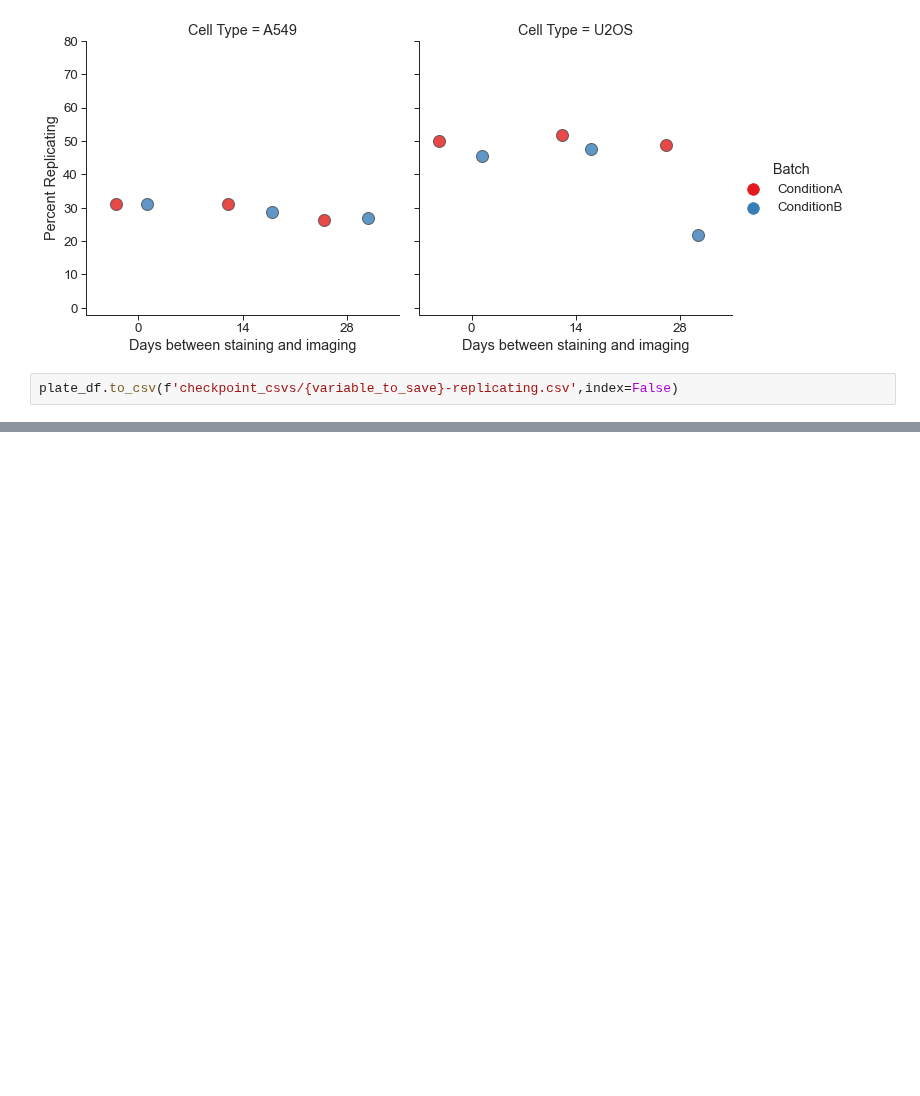
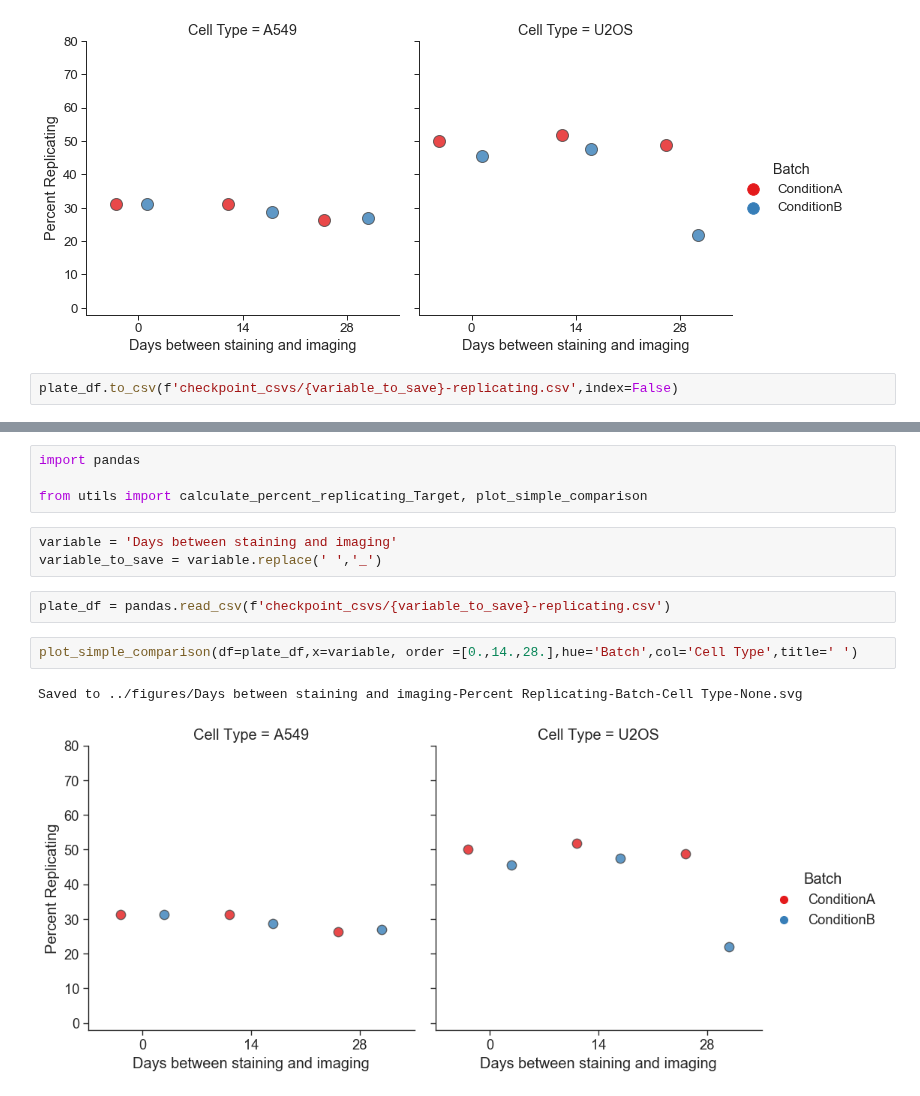
Before and after one commit to carpenter-singh-lab/2023_Cimini_NatureProtocols, a Jupyter notebook: notebooks/AssessTimedelay.ipynb, the cells around one changed output, grey strips where cells are left out. Saved outputs shown, nothing was run; the diff lists cells and outputs as text; blank space fills up the shorter version.

```diff
--- a/notebooks/AssessTimedelay.ipynb
+++ b/notebooks/AssessTimedelay.ipynb
@@ -51,0 +56,14 @@ plate_df.to_csv(f'checkpoint_csvs/{variable_to_save}-replicating.csv',index=Fals
+# %%
+import pandas
+
+from utils import calculate_percent_replicating_Target, plot_simple_comparison
+# %%
+variable = 'Days between staining and imaging'
+variable_to_save = variable.replace(' ','_')
+# %%
+plate_df = pandas.read_csv(f'checkpoint_csvs/{variable_to_save}-replicating.csv')
+# %%
+plot_simple_comparison(df=plate_df,x=variable, order =[0.,14.,28.],hue='Batch',col='Cell Type',title=' ')
+# %% [output]
+Saved to ../figures/Days between staining and imaging-Percent Replicating-Batch-Cell Type-None.svg
+[figure, added]
```
Also changed, not shown: parts of 1 cell of this notebook, 2 other files.
